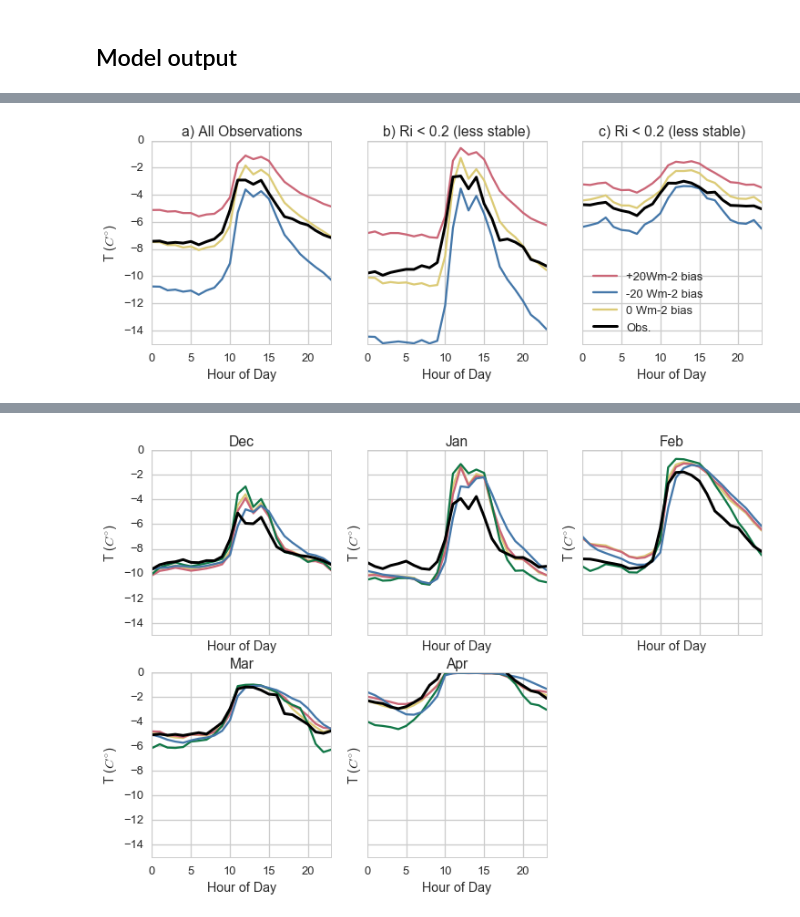
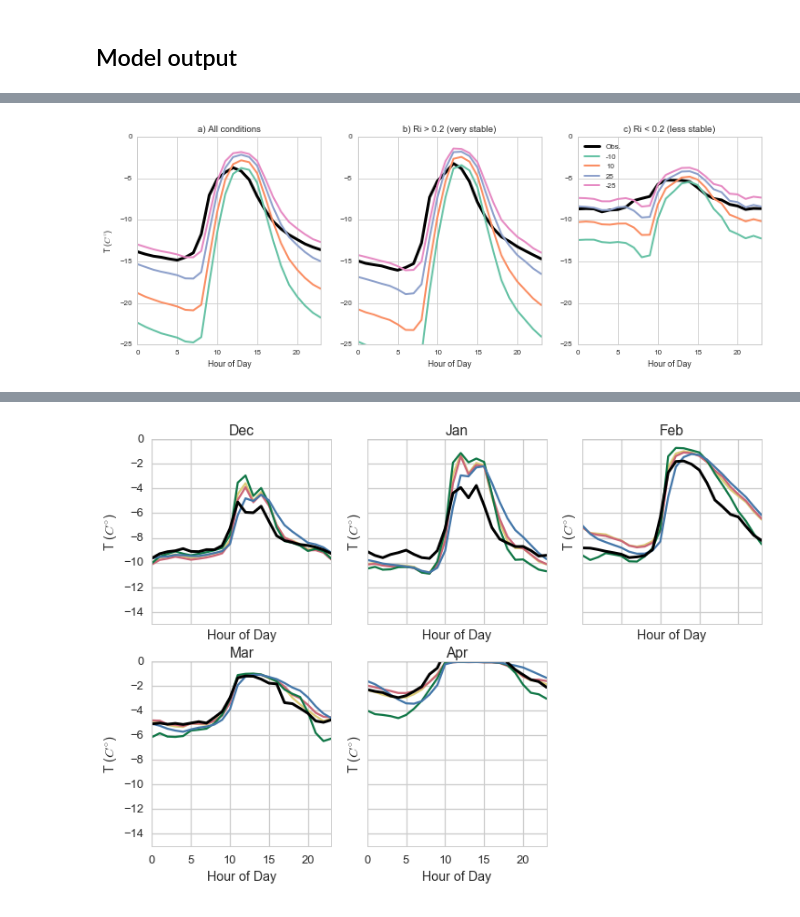
Before and after one commit to klapo/ModTsfc, a Jupyter notebook: ModTsfc.summaResults.diurnalTs.ipynb, the cells around one changed output, grey strips where cells are left out. Drawn from its saved outputs; the diff is of its cells as text; code cells hidden in the pictures.

```diff
--- a/ModTsfc.summaResults.diurnalTs.ipynb
+++ b/ModTsfc.summaResults.diurnalTs.ipynb
@@ -25,7 +25,7 @@ import turbpy
 
 # Customize
 sns.set_style("whitegrid")
-sns.set_context('talk')
+sns.set_context('paper')
 %matplotlib inline
 # %%
 # --------------------------------------------------------------------------------------------------------------------
@@ -58,3 +58,13 @@ def evalDiurnalTs(ax, dsDict, obs, labels, ls, lcolor):
     ax.set_xlabel('Hour of Day')
     ax.set_ylabel('T ($C^{\circ}$)')
     ax.legend(loc='best')
+# %%
+def sortFun(s):
+    if 'high' in s and 'L' in s:
+        return(4)
+    elif 'high' in s and 'S' in s:
+        return(3)
+    elif 'low' in s and 'S' in s:
+        return(2)
+    elif 'low' in s and 'L' in s:
+        return(1)
@@ -301,35 +365,45 @@ fig.savefig('ModTsfc.WSC17.DiurnalTs_Layers_Stability.pdf')
 # %%
-# --------------------------------------------------------------------------------------------------------------------
-# Longwave bias
-fig, axes = plt.subplots(1, 3, figsize= (12, 4))
-axes = axes.flatten()
-tempDS = {}
-for n in biasLW:
-    tempDS[n] = biasLW[n]
-    tempDS[n]['scalarSurfaceTemp'] = biasLW[n]['scalarSurfaceTemp'].where((CDP.SP == 1)
-                                                                            & (tempDS[n]['scalarSWE'] > 0))
+# -------------
+# Stability
+for exp in expMetUnc:
+    print(exp)
+    for s in siteNames:
+        tempDS = {}
+        fig, axes = plt.subplots(1, 3, figsize= (12, 4))
+        sns.set_palette('RdBu_r', 4)
+        axes = axes.flatten()
+        ax = axes[0]
 
-ax = axes[0]
-criteria = CDP.RiBulk > 0.
-evalDiurnalTs_Criteria(ax, tempDS, CDP, criteria,  biasLWLabel, biasLWLineStyle, biasLWColor)
-ax.legend_.remove()
-ax.set_title('a) All Observations')
+        # Formatting
+        if s == 'SWA':
+            ylims = [-25, 0]
+        if s == 'CDP':
+            ylims = [-15, 0]
 
-ax = axes[1]
-criteria = CDP.RiBulk > 0.2
-evalDiurnalTs_Criteria(ax, tempDS, CDP, criteria,  biasLWLabel, biasLWLineStyle, biasLWColor)
-ax.set_yticklabels([])
-ax.set_ylabel('')
-ax.legend_.remove()
-ax.set_title('b) Ri < 0.2 (less stable)')
 
-ax = axes[2]
-criteria = CDP.RiBulk < 0.2
-evalDiurnalTs_Criteria(ax, tempDS, CDP, criteria,  biasLWLabel, biasLWLineStyle, biasLWColor)
-ax.set_yticklabels([])
-ax.set_ylabel('')
-ax.set_title('c) Ri < 0.2 (less stable)')
+        criteria = force[s].RiBulk > 0.
+        tempDS = results[s].swap_dims({'expID': 'exp'}).sel(exp=exp)
+        iterVar = sorted(expNames[exp], key=sortFun)
 
-os.chdir(dirPrint)
-fig.savefig('ModTsfc.WSC17.biasLW_Layers_Stability.pdf')
+        diurnalTs_Criteria(ax, tempDS.swap_dims({'exp': 'expID'}), force[s], criteria,
+                           palette=sns.color_palette('RdBu_r', 4), iterVar=iterVar, ylims=ylims)
+        ax.set_title('a) All conditions')
+
+        ax = axes[1]
+        criteria = force[s].RiBulk > 0.2
+        diurnalTs_Criteria(ax, tempDS.swap_dims({'exp': 'expID'}), force[s], criteria,
+                           palette=sns.color_palette('RdBu_r', 4), iterVar=iterVar, ylims=ylims)
+        ax.set_ylabel('')
+        ax.set_title('b) Ri > 0.2 (very stable)')
+
+        ax = axes[2]
+        criteria = force[s].RiBulk < 0.2
+        diurnalTs_Criteria(ax, tempDS.swap_dims({'exp': 'expID'}), force[s], criteria,
+                           palette=sns.color_palette('RdBu_r', 4), iterVar=iterVar,
+                           ylims=ylims, labels=list(expBias[exp].values()))
+        ax.set_ylabel('')
+        ax.set_title('c) Ri < 0.2 (less stable)')
+
+        os.chdir(dirPrint)
+        fig.savefig(s + '.' + exp + '.diurnalTs.pdf', bbox_inches='tight')
 # %% [output]
@@ -336 +415 @@ fig.savefig('ModTsfc.WSC17.biasLW_Layers_Stability.pdf')
-[figure, old version]
+[figure, new version]
```
Also changed, not shown: parts of 25 cells of this notebook.
